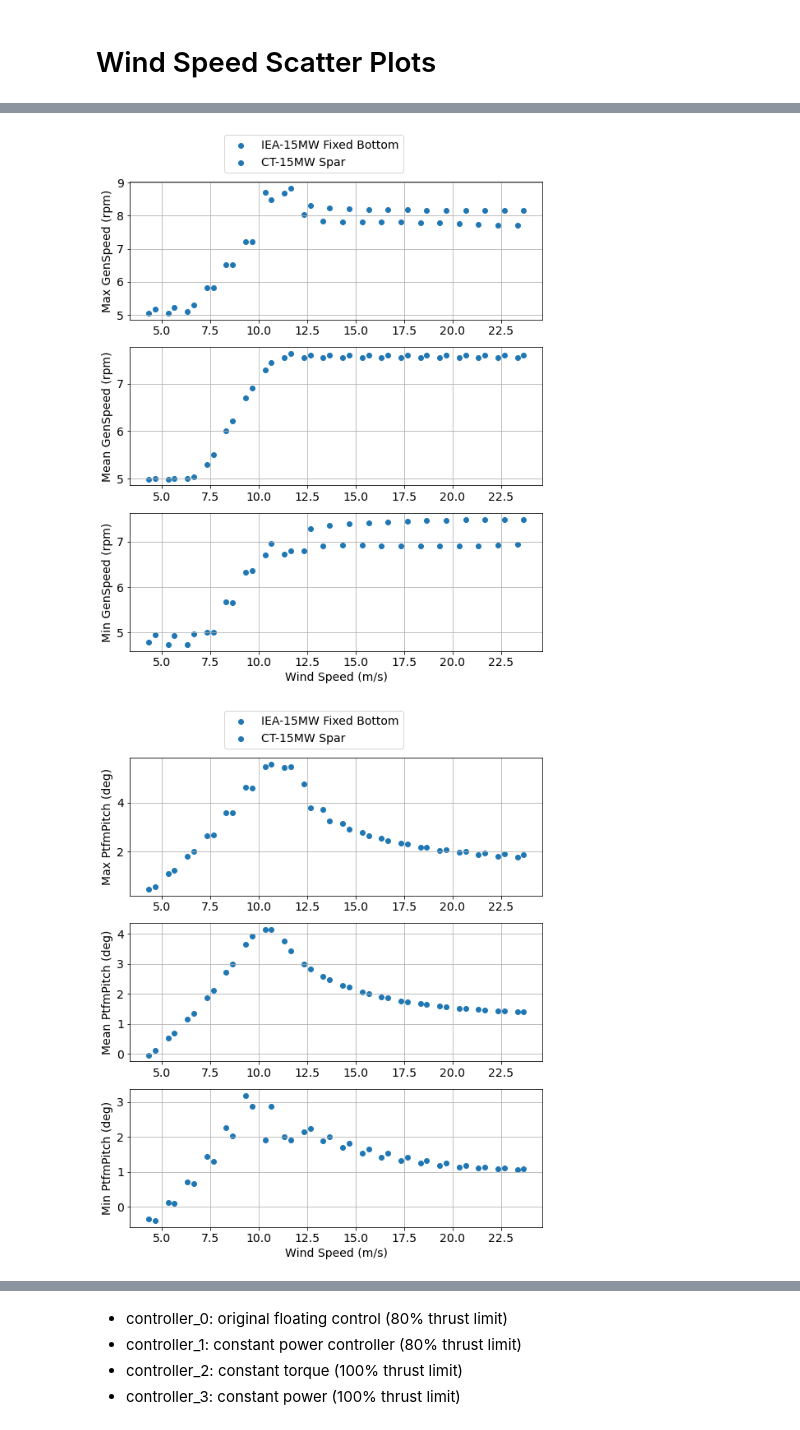
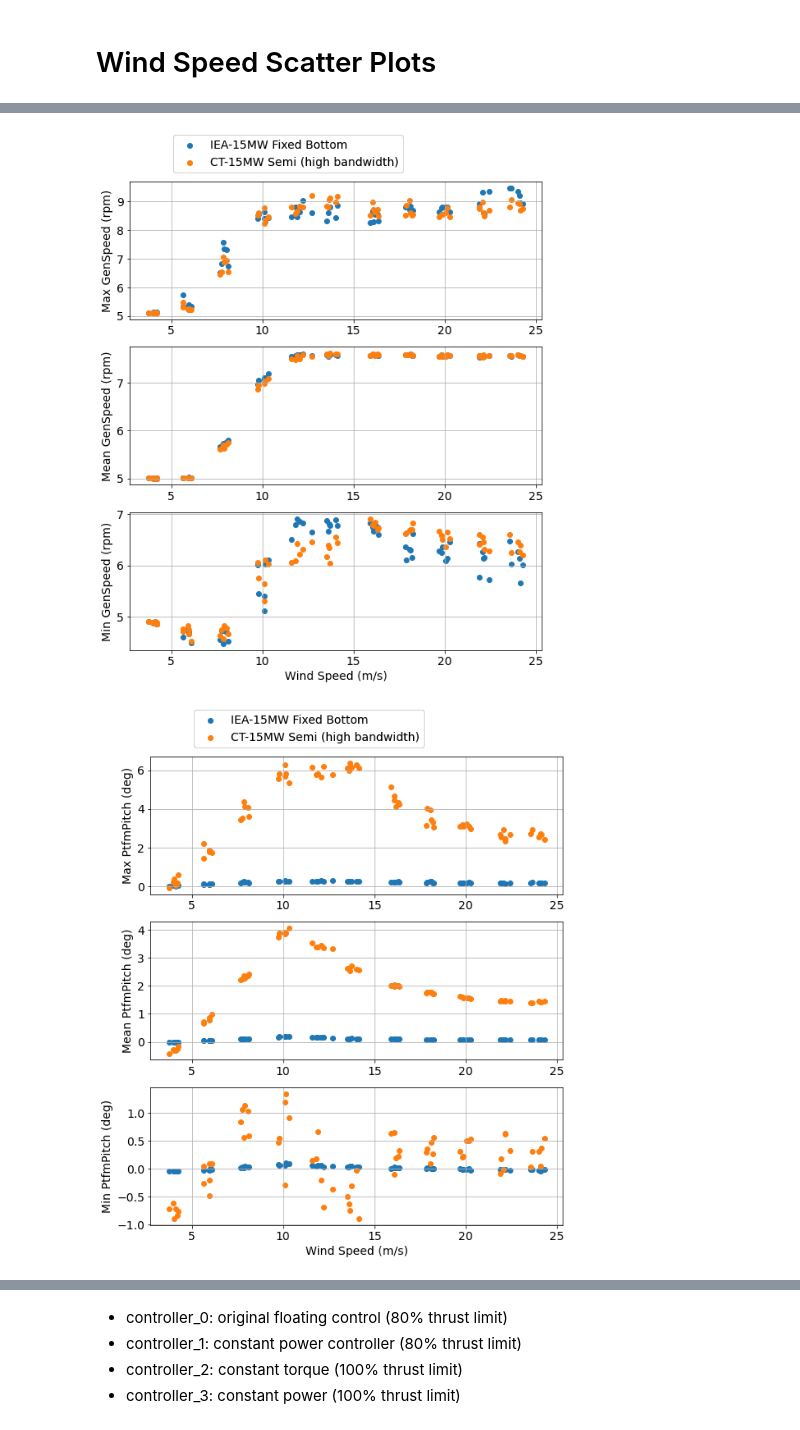
Before and after one commit to dzalkind/WEIS, a Jupyter notebook: examples/aeroelasticse/rev_DLC_CT.ipynb, the cells around one changed output, grey strips where cells are left out. Drawn from its saved outputs; the diff is of its cells as text; code cells hidden in the pictures.

```diff
--- a/examples/aeroelasticse/rev_DLC_CT.ipynb
+++ b/examples/aeroelasticse/rev_DLC_CT.ipynb
@@ -38,15 +39,17 @@ name_base  = 'dataset1'
 
 test_dir = [
 #            '/Users/dzalkind/Tools/WEIS-3/results/CT-spar/DISCON_fixed_ps080_const_pwr/simp',
-#            '/Users/dzalkind/Tools/WEIS-3/results/CT-spar/DISCON_fixed_ps100_const_pwr/simp',
+#            '/Users/dzalkind/Tools/WEIS-3/results/UMaine-Fixed/DISCON_fixed_ps100_const_pwr/ntm',
         '/Users/dzalkind/Tools/WEIS-3/results/UMaine-Fixed/DISCON_UM-Fixed_ps100/ntm',
-        '/Users/dzalkind/Tools/WEIS-3/results/CT-spar/DISCON_CT-spar_lowBW/ntm',
+#         '/Users/dzalkind/Tools/WEIS-3/results/CT-barge/DISCON-CT-barge(const_wn)/ntm',
+#         '/Users/dzalkind/Tools/WEIS-3/results/CT-TLP/DISCON-CT-TLP/ntm',
+        '/Users/dzalkind/Tools/WEIS-3/results/CT-semi/DISCON-CT-semi_hiBW/ntm',
 #     '/Users/dzalkind/Tools/WEIS-3/results/CT-spar/DISCON_CT-spar_lowBW/ntm(low_maxtq)'
            ]
 
-test_dir = [
-    '/Users/dzalkind/Tools/WEIS-3/results/CT-spar/DISCON_CT-spar_lowBW/steps'
-]
+# test_dir = [
+# #     '/Users/dzalkind/Tools/WEIS-3/results/CT-barge/DISCON-CT-barge/ntm'
+# ]
 
 # name_base  = 'dataset1'
 # %%
@@ -60,9 +63,9 @@ for i, dir in enumerate(test_dir):
     case_matrix[i] = FileTools.load_yaml(os.path.join(test_dir[i],'case_matrix.yaml'), package=1)
     cm[i] = pd.DataFrame(case_matrix[i])
 
-    # Get ALL FAST info
-    fastRead[i] = InputReader_OpenFAST(FAST_ver='OpenFAST', dev_branch=True)
-    fastFile[i] = os.path.join(test_dir[i],cm[i]['Case_Name'][0] + '.fst')
-    fastRead[i].FAST_InputFile = os.path.basename(fastFile[i])   # FAST input file (ext=.fst)
-    fastRead[i].FAST_directory = os.path.dirname(fastFile[i])   # Path to fst directory files
-    fastRead[i].execute()
+#     # Get ALL FAST info
+#     fastRead[i] = InputReader_OpenFAST(FAST_ver='OpenFAST', dev_branch=True)
+#     fastFile[i] = os.path.join(test_dir[i],cm[i]['Case_Name'][0] + '.fst')
+#     fastRead[i].FAST_InputFile = os.path.basename(fastFile[i])   # FAST input file (ext=.fst)
+#     fastRead[i].FAST_directory = os.path.dirname(fastFile[i])   # Path to fst directory files
+#     fastRead[i].execute()
@@ -71,12 +72,12 @@ Loading rotor performace data from text file: /Users/dzalkind/Tools/WEIS-3/resul
 # %%
 # Set up pCrunch, run if not already
-reCrunch = True
+reCrunch = False
 
 # Do stats yaml exist?
 stat_yaml_there = [os.path.exists(os.path.join(test,'stats',name_base + '_stats.yaml')) for test in test_dir]
 
 # os.path.join(test_dir,'ntm',name_base + '_stats.yaml')
-outfiles = [[os.path.join(test, cn + '.outb') for cn in cm[0].Case_Name] for test in test_dir]
+outfiles = [[os.path.join(test, cn + '.outb') for cn in cm[i_test].Case_Name] for i_test, test in enumerate(test_dir)]
 
 
 fp = [None]*len(test_dir)
@@ -239,7 +246,9 @@ ss_channels = [
                ('NcIMUTAxs','max'),
                   ('NcIMUTAxs','mean'),
                   ('NcIMUTAxs','min')
-              ]
+              ],
+
+
 
 #                ('RotThrust','max'),
 #                ('TwrBsMyt','std'),
@@ -247,7 +256,7 @@ ss_channels = [
 #                ('NcIMUTAxs','std')
               ]
 
-units = ['kW','rpm','deg','deg','deg','m/s^2','m/s^2']
+units = ['kW','rpm','deg','deg','deg','m/s^2','m/s^2','kNm']
 
 plt.rcParams["figure.figsize"] = [9,3.5 * len(ss_channels[0])]
 font = {'size'   : 14}
@@ -279,10 +288,10 @@ for st_i, ws in zip(st,windspeeds):
             ax[iset][ichan].set_ylabel(chan[1].capitalize() + ' ' + chan[0] + ' (' + units[iset] + ')')
 
         if chan[0] != 'PtfmYaw':
-            fig[iset].legend(('IEA-15MW Fixed Bottom','CT-15MW Spar'),loc=4,bbox_to_anchor=(0.65, .885))
+            fig[iset].legend(('IEA-15MW Fixed Bottom','CT-15MW Semi (high bandwidth)'),loc=4,bbox_to_anchor=(0.65, .885))
 
         if True:  # Print!
-            save_fig_dir = '/Users/dzalkind/Projects/CarbonTrust/Deliverables/CT-Spar_Draft'
+            save_fig_dir = '/Users/dzalkind/Projects/CarbonTrust/Deliverables/CT-Semi_Draft'
             fig[iset].savefig(os.path.join(save_fig_dir,chan[0]))
 
     i+=1
@@ -296,7 +305,7 @@ for st_i, ws in zip(st,windspeeds):
 
 
 # ws
-# plt.show()
+plt.show()
 
 # test_dir   = ['/Users/dzalkind/Tools/WEIS-3/results/UMaine-Fixed/DISCON_fixed_ps100/ntm',
 #               '/Users/dzalkind/Tools/WEIS-3/results/UMaine-Fixed/DISCON_fixed_ps080/ntm',
@@ -306,2 +315,2 @@ for st_i, ws in zip(st,windspeeds):
-[figure, old version]
+[figure, new version]
-[figure, old version]
+[figure, new version]
```
Also changed, not shown: parts of 9 cells of this notebook.
